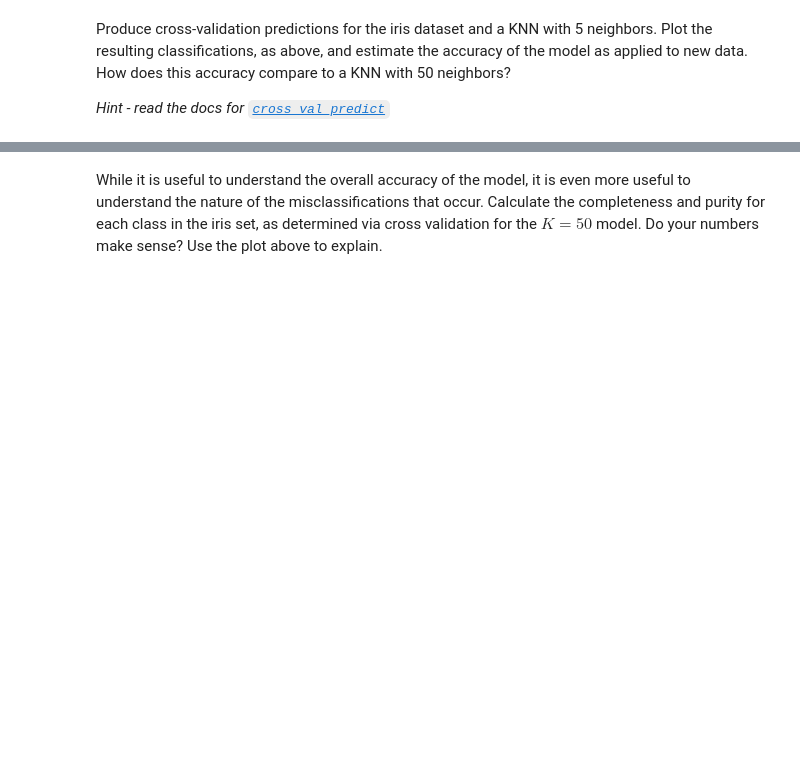
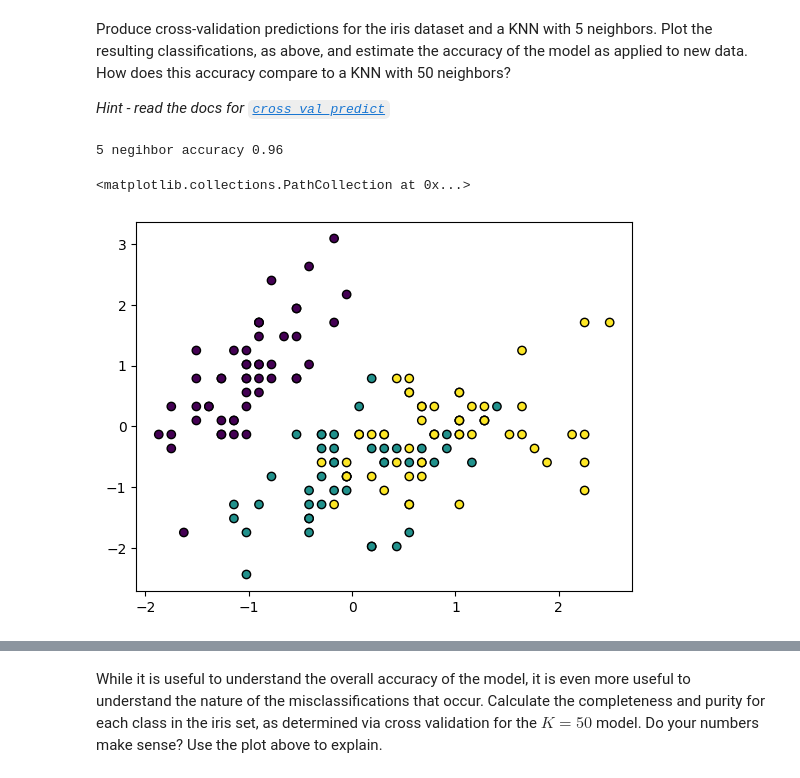
Before and after one commit to ASTR154/classification, a Jupyter notebook: classification.ipynb, the cells around one changed output, grey strips where cells are left out. Cells and saved outputs as stored; diff of their text form; code cells hidden in the pictures; blank space fills up the shorter version.

```diff
--- a/classification.ipynb
+++ b/classification.ipynb
@@ -55,0 +129,18 @@ Produce cross-validation predictions for the iris dataset and a KNN with 5 neigh
+# %%
+#reformatting to match the style of documentation because data shapes are confusing
+X, y = iris.data, iris.target
+X_scaled = StandardScaler().fit_transform(X)
+#5 neighbors
+knn5 = neighbors.KNeighborsClassifier(n_neighbors=5)
+y_pred5 = cross_val_predict(knn5, X_scaled, y, cv=5)     # predictions on each fold
+acc5 = np.mean(cross_val_score(knn5, X_scaled, y, cv=5))  # CV accuracy
+print("5 negihbor accuracy",acc5)
+
+
+
+#plotting 5 nerest neighbors
+plt.scatter(X_scaled[:, 0], X_scaled[:, 1], c=y_pred5, cmap='viridis', edgecolor='k')
+# %% [output]
+5 negihbor accuracy 0.96
+<matplotlib.collections.PathCollection at 0x...>
+[figure, added]
```
Also changed, not shown: parts of 23 cells of this notebook.
